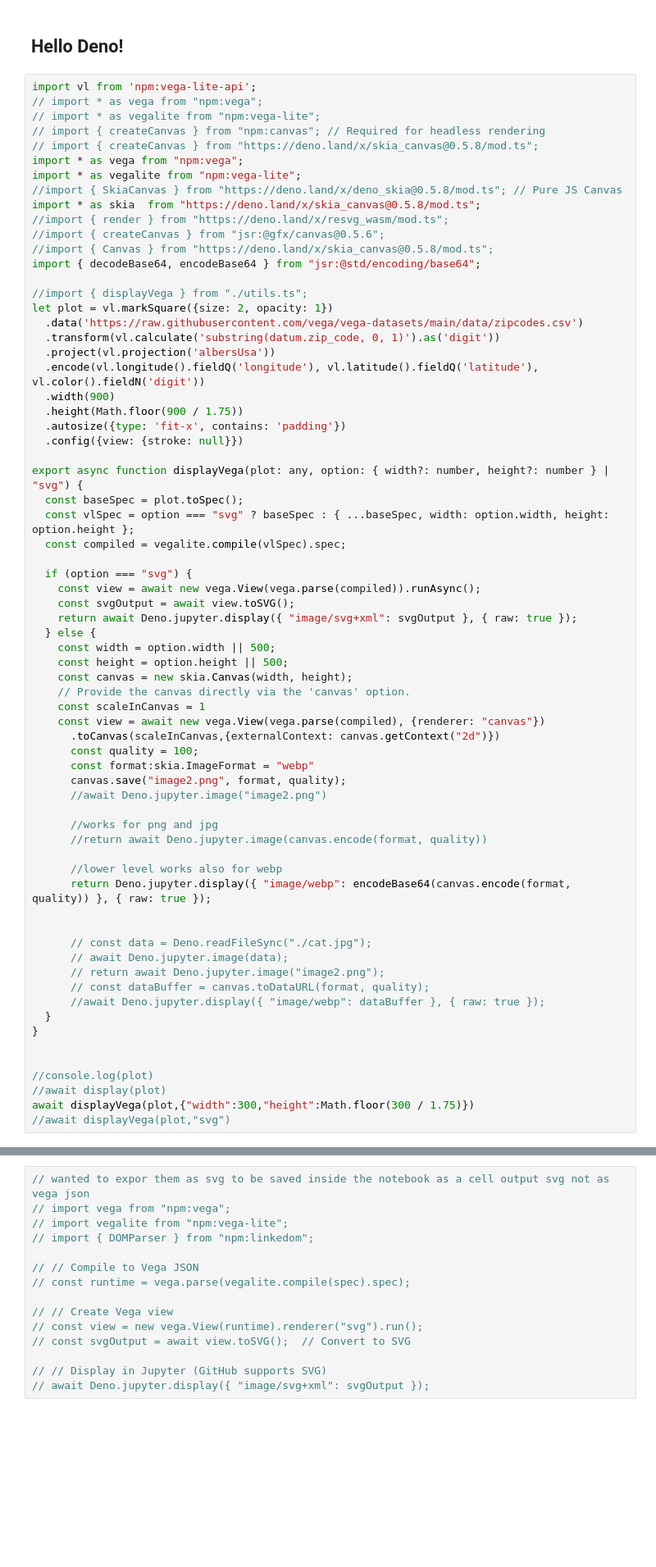
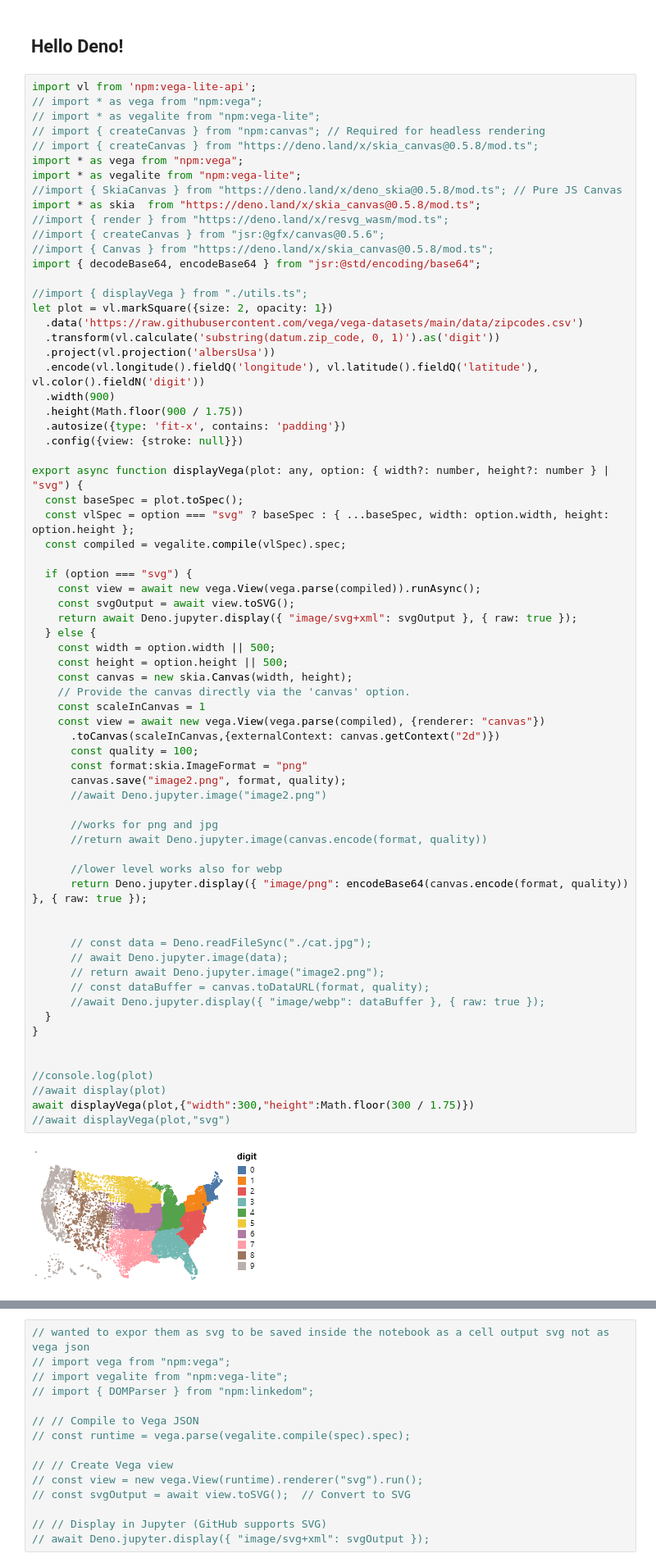
Before and after one commit to raisercostin/jupyter-deno-gallery, a Jupyter notebook: gallery.ipynb, the cells around one changed output, grey strips where cells are left out. Shown: that part at 82% size. Drawn from its saved outputs; the diff is of its cells as text; blank space fills up the shorter version.

```diff
--- a/gallery.ipynb
+++ b/gallery.ipynb
@@ -403,35 +403,37 @@ export async function displayVega(plot: any, option: { width?: number, height?:
     const width = option.width || 500;
     const height = option.height || 500;
     const canvas = new skia.Canvas(width, height);
     // Provide the canvas directly via the 'canvas' option.
     const scaleInCanvas = 1
     const view = await new vega.View(vega.parse(compiled), {renderer: "canvas"})
       .toCanvas(scaleInCanvas,{externalContext: canvas.getContext("2d")})
       const quality = 100;
-      const format:skia.ImageFormat = "webp"
+      const format:skia.ImageFormat = "png"
       canvas.save("image2.png", format, quality);
       //await Deno.jupyter.image("image2.png")
 
       //works for png and jpg
       //return await Deno.jupyter.image(canvas.encode(format, quality))
 
       //lower level works also for webp
-      return Deno.jupyter.display({ "image/webp": encodeBase64(canvas.encode(format, quality)) }, { raw: true });
+      return Deno.jupyter.display({ "image/png": encodeBase64(canvas.encode(format, quality)) }, { raw: true });
 
 
       // const data = Deno.readFileSync("./cat.jpg");
       // await Deno.jupyter.image(data);
       // return await Deno.jupyter.image("image2.png");
       // const dataBuffer = canvas.toDataURL(format, quality);
       //await Deno.jupyter.display({ "image/webp": dataBuffer }, { raw: true });
   }
 }
 
 
 //console.log(plot)
 //await display(plot)
 await displayVega(plot,{"width":300,"height":Math.floor(300 / 1.75)})
 //await displayVega(plot,"svg")
+# %% [output]
+[figure, added]
 # %%
 const spec = {
   "$schema": "https://vega.github.io/schema/vega/v5.json",
```
Also changed, not shown: 1 other file.
